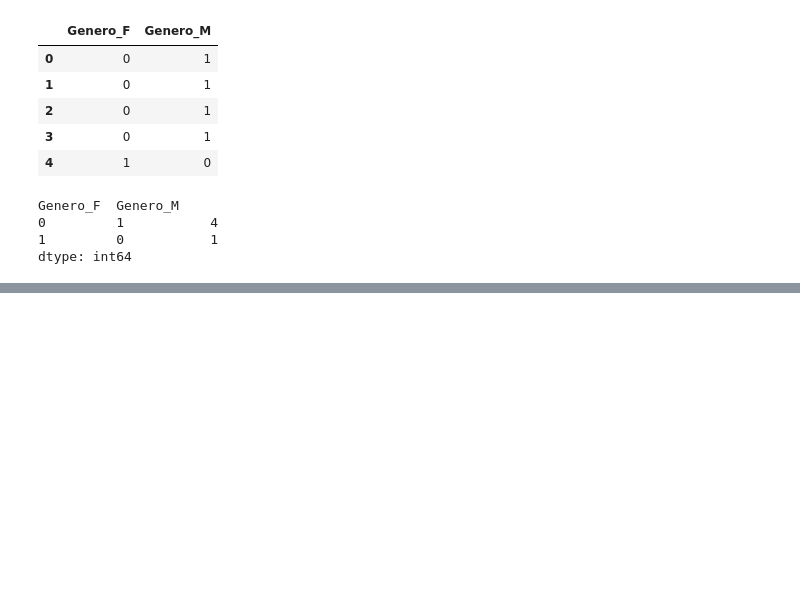
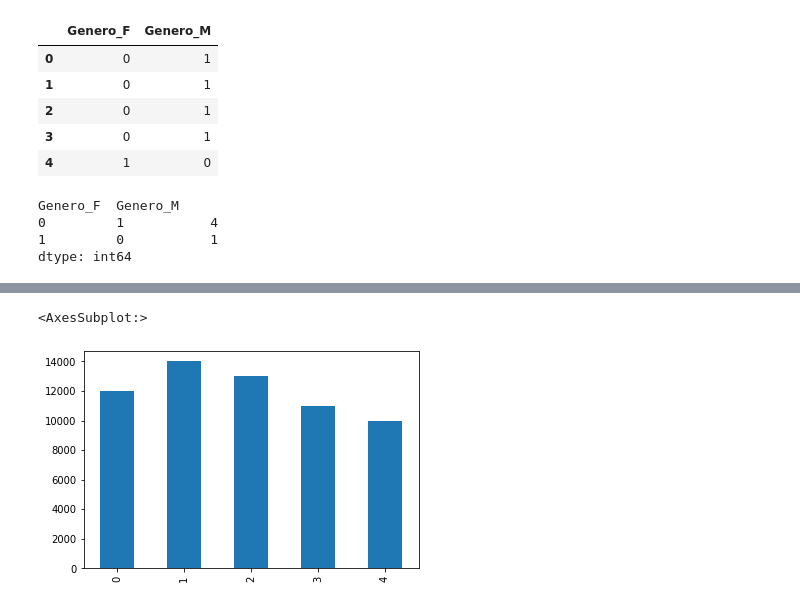
Before and after one commit to Brunoware/Actividades_Python_Fundamentals, a Jupyter notebook: Clases/9. Pandas.ipynb, the cells around one changed output, grey strips where cells are left out. Drawn from its saved outputs; the diff is of its cells as text; code cells hidden in the pictures; blank space fills up the shorter version.

```diff
--- a/Clases/9. Pandas.ipynb
+++ b/Clases/9. Pandas.ipynb
@@ -167,0 +181,5 @@ dtype: int64
+# %%
+df.Salario.plot(kind='bar')
+# %% [output]
+<AxesSubplot:>
+[figure, added]
```
Also changed, not shown: parts of 19 cells of this notebook, 3 other files.
